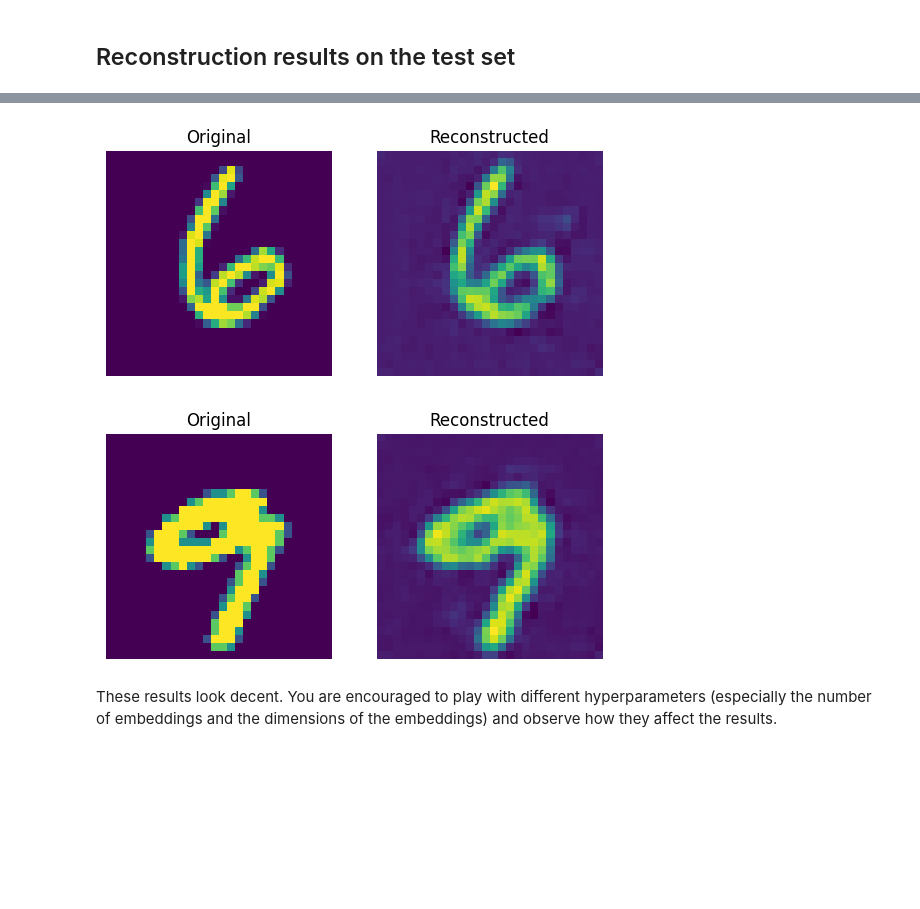
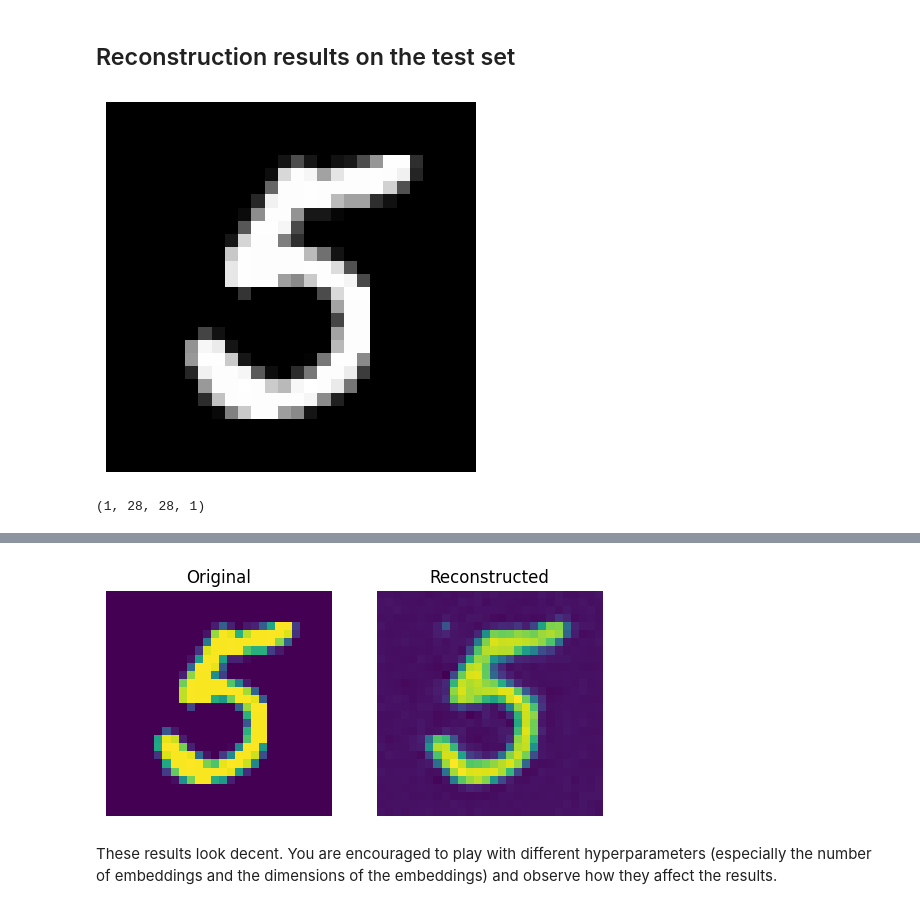
Before and after one commit to mibrahim76112/Project_GENAI, a Jupyter notebook: RQ_with_EMA.ipynb, the cells around one changed output, grey strips where cells are left out. Cells and saved outputs as stored; diff of their text form; code cells hidden in the pictures; blank space fills up the shorter version.

```diff
--- a/RQ_with_EMA.ipynb
+++ b/RQ_with_EMA.ipynb
@@ -81,12 +76,13 @@ for helping me understand this technique.
 ## Residual
 # %%
 class ResidualVectorQuantizer(layers.Layer):
-    def __init__(self, num_embeddings, embedding_dim, num_quantizers, beta=0.25, **kwargs):
+    def __init__(self, num_embeddings, embedding_dim, num_quantizers, beta=0.25, ema_decay=0.9, **kwargs):
         super().__init__(**kwargs)
         self.embedding_dim = embedding_dim
         self.num_embeddings = num_embeddings
         self.num_quantizers = num_quantizers  # Number of residual quantization stages
         self.beta = beta
+        self.ema_decay = ema_decay  # EMA smoothing factor
 
         # Create multiple embedding matrices (one per quantization stage)
         w_init =  tf.keras.initializers.RandomUniform()
@@ -101,6 +97,16 @@ class ResidualVectorQuantizer(layers.Layer):
             for i in range(self.num_quantizers)
         ]
 
+        # EMA variables for each quantizer's embeddings
+        self.ema_embeddings = [
+            tf.Variable(
+                initial_value=tf.zeros_like(self.embeddings[i]),  # Initial EMA value is zero
+                trainable=False,
+                name=f"ema_embeddings_vqvae_{i}",
+            )
+            for i in range(self.num_quantizers)
+        ]
+
     def call(self, x):
         shape = tf.shape(x)  # Get dynamic shape
         batch_size, height, width, channels = shape[0], shape[1], shape[2], shape[3]
@@ -111,13 +117,11 @@ class ResidualVectorQuantizer(layers.Layer):
         total_commitment_loss = 0
         total_codebook_loss = 0
 
-
         for i in range(self.num_quantizers):
             # Quantization for the current stage
             encoding_indices = self.get_code_indices(residual, self.embeddings[i])
             encodings = tf.one_hot(encoding_indices, self.num_embeddings)
             quantized = tf.matmul(encodings, self.embeddings[i], transpose_b=True)
-
 
             # Compute loss
             codebook_loss = tf.reduce_mean((tf.stop_gradient(residual) - quantized) ** 2)
@@ -125,13 +129,15 @@ class ResidualVectorQuantizer(layers.Layer):
             total_commitment_loss += commitment_loss
             total_codebook_loss += codebook_loss
 
-
             # Compute residual for the next stage
             residual -= quantized
             quantized_output += quantized
 
-       # total_codebook_loss1 = tf.reduce_mean((tf.stop_gradient(flattened) - quantized_output) ** 2)
-        #total_commitment_loss1 = tf.reduce_mean((flattened - tf.stop_gradient(quantized_output)) ** 2)
+            # Update the EMA embeddings using exponential decay
+            self.ema_embeddings[i].assign(
+                self.ema_decay * self.ema_embeddings[i] + (1 - self.ema_decay) * self.embeddings[i]
+            )
+
         total_loss = self.beta * total_commitment_loss + total_codebook_loss
         # Add total loss
         self.add_loss(total_loss)
@@ -292,6 +294,6 @@ int(256/3)
 # %%
-num_quant = 1
-vqvae_trainer = RVQVAETrainer(data_variance, latent_dim=4, num_embeddings=int(256/num_quant), num_quantizers = num_quant)
+num_quant = 3
+vqvae_trainer = RVQVAETrainer(data_variance, latent_dim=4, num_embeddings=int(128), num_quantizers = num_quant)
 vqvae_trainer.compile(optimizer=keras.optimizers.Adam())
-history = vqvae_trainer.fit(x_train_scaled, epochs=2, batch_size=128)
+history = vqvae_trainer.fit(x_train_scaled, epochs=40, batch_size=128)
 # %% [output]
@@ -302,5 +317,21 @@ Epoch 2/2
 # %% [markdown]
 ## Reconstruction results on the test set
+# %%
+
+# Load the image in grayscale (0 means grayscale)
+image = cv2.imread(r'E:\Second Term\Gen AI\Project\mnist_random_image.png', cv2.IMREAD_GRAYSCALE)
+image = image/255 -0.5
+expanded_image = np.expand_dims(image, axis=0)  # Shape becomes (1, 28, 28)
+expanded_image = np.expand_dims(expanded_image, axis=-1)  # Shape becomes (1, 28, 28, 1)
+
+# Display the image using matplotlib
+plt.imshow(image, cmap='gray')
+plt.axis('off')  # Turn off axis labels
+plt.show()
+np.shape(expanded_image)
+# %% [output]
+[figure, added]
+(1, 28, 28, 1)
 # %%
 
 def show_subplot(original, reconstructed):
@@ -320,7 +351,7 @@ samples = 2
 trained_vqvae_model = vqvae_trainer.rvqvae
 idx = np.random.choice(len(x_test_scaled), 10)
 test_images = x_test_scaled[idx]
-test_images_sub = test_images[:samples]
+test_images_sub = expanded_image
 reconstructions_test = trained_vqvae_model.predict(test_images_sub)
 
 for test_image, reconstructed_image in zip(test_images_sub, reconstructions_test):
@@ -330,5 +361,4 @@ for test_image, reconstructed_image in zip(test_images_sub, reconstructions_test
-[figure, old version]
+[figure, new version]
-[figure, removed]
 # %% [markdown]
 These results look decent. You are encouraged to play with different hyperparameters
 (especially the number of embeddings and the dimensions of the embeddings) and observe how
```
Also changed, not shown: parts of 16 cells of this notebook, 11 other files.
